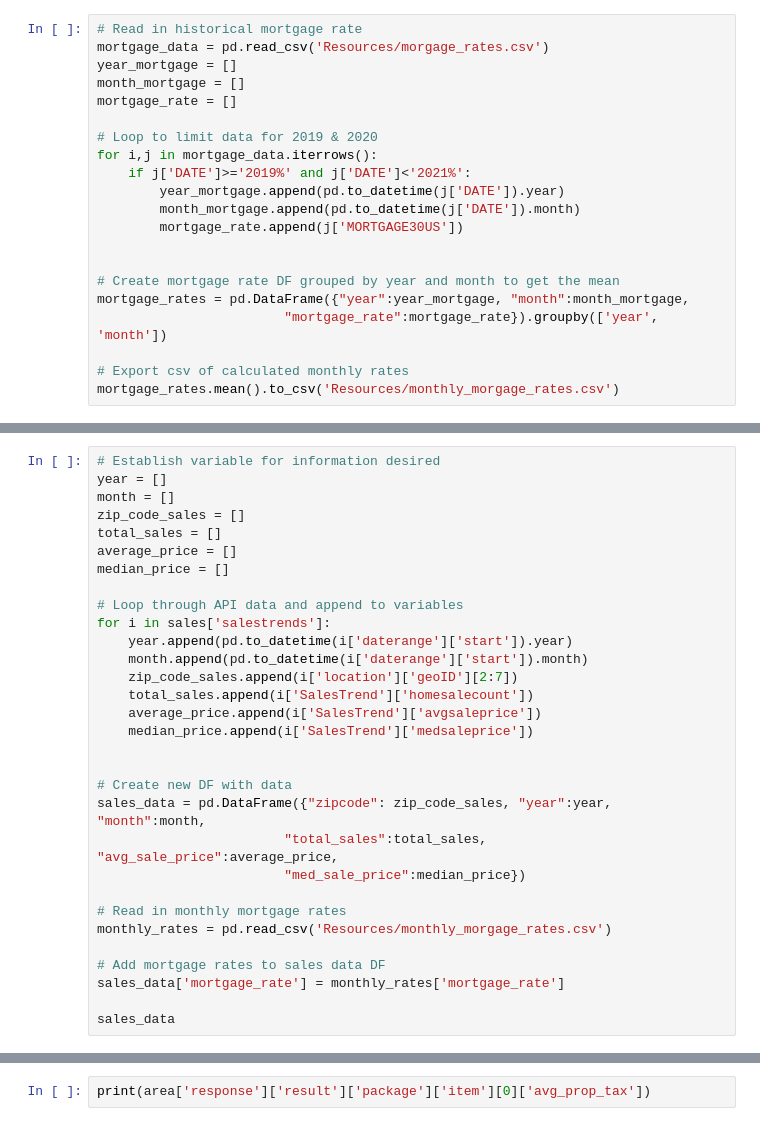
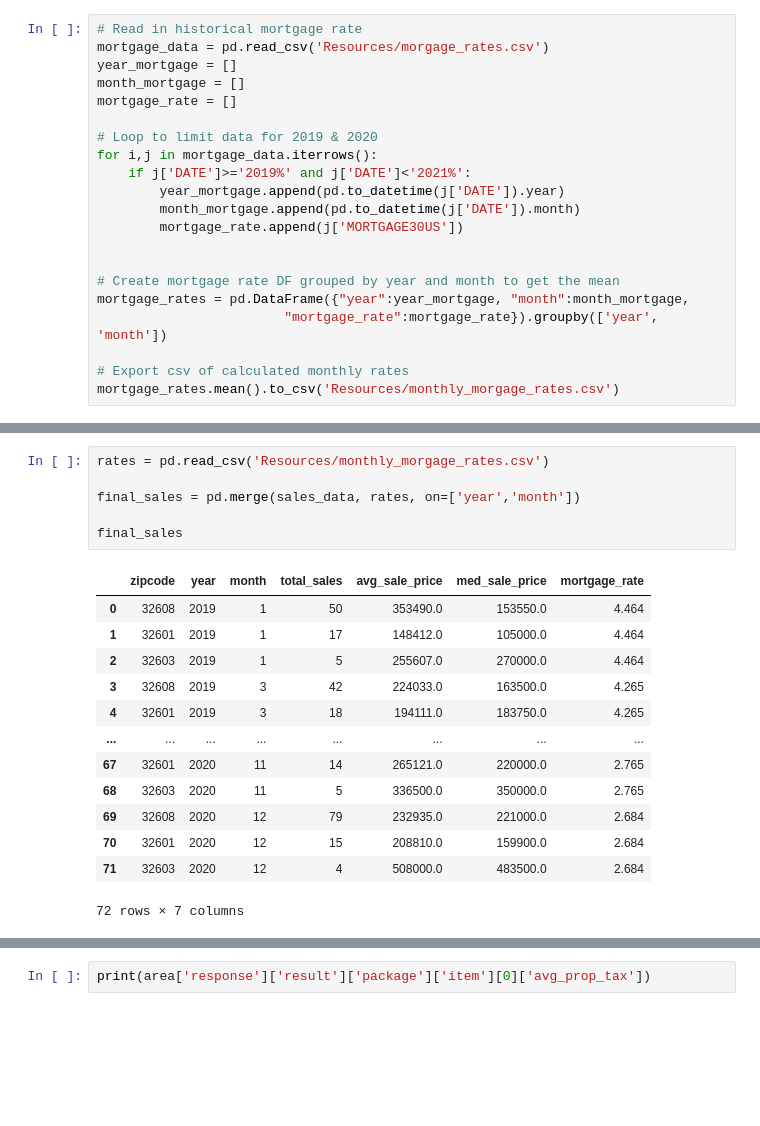
Before and after one commit to FinalProject-2021/Housing_Valuation, a Jupyter notebook: sales_data_JJ.ipynb, the cells around one changed output, grey strips where cells are left out. Saved outputs shown, nothing was run; the diff lists cells and outputs as text; blank space fills up the shorter version.

Commit message:
sales data working with test zipcodes

```diff
--- a/sales_data_JJ.ipynb
+++ b/sales_data_JJ.ipynb
@@ -74,31 +117,0 @@ sales
-# %%
-# Establish variable for information desired
-year = []
-month = []
-zip_code_sales = []
-total_sales = []
-average_price = []
-median_price = []
-
-# Loop through API data and append to variables
-for i in sales['salestrends']:
-    year.append(pd.to_datetime(i['daterange']['start']).year)
-    month.append(pd.to_datetime(i['daterange']['start']).month)
-    zip_code_sales.append(i['location']['geoID'][2:7])
-    total_sales.append(i['SalesTrend']['homesalecount'])
-    average_price.append(i['SalesTrend']['avgsaleprice'])
-    median_price.append(i['SalesTrend']['medsaleprice'])
-
-
-# Create new DF with data
-sales_data = pd.DataFrame({"zipcode": zip_code_sales, "year":year, "month":month,
-                        "total_sales":total_sales, "avg_sale_price":average_price,
-                        "med_sale_price":median_price})
-
-# Read in monthly mortgage rates
-monthly_rates = pd.read_csv('Resources/monthly_morgage_rates.csv')
-
-# Add mortgage rates to sales data DF
-sales_data['mortgage_rate'] = monthly_rates['mortgage_rate']
-
-sales_data
@@ -122,0 +118,20 @@ sales_data
+# %%
+rates = pd.read_csv('Resources/monthly_morgage_rates.csv')
+
+final_sales = pd.merge(sales_data, rates, on=['year','month'])
+
+final_sales
+# %% [output]
+|  | zipcode | year | month | total_sales | avg_sale_price | med_sale_price | mortgage_rate |
+| 0 | 32608 | 2019 | 1 | 50 | 353490.0 | 153550.0 | 4.464 |
+| 1 | 32601 | 2019 | 1 | 17 | 148412.0 | 105000.0 | 4.464 |
+| 2 | 32603 | 2019 | 1 | 5 | 255607.0 | 270000.0 | 4.464 |
+| 3 | 32608 | 2019 | 3 | 42 | 224033.0 | 163500.0 | 4.265 |
+| 4 | 32601 | 2019 | 3 | 18 | 194111.0 | 183750.0 | 4.265 |
+| ... | ... | ... | ... | ... | ... | ... | ... |
+| 67 | 32601 | 2020 | 11 | 14 | 265121.0 | 220000.0 | 2.765 |
+| 68 | 32603 | 2020 | 11 | 5 | 336500.0 | 350000.0 | 2.765 |
+| 69 | 32608 | 2020 | 12 | 79 | 232935.0 | 221000.0 | 2.684 |
+| 70 | 32601 | 2020 | 12 | 15 | 208810.0 | 159900.0 | 2.684 |
+| 71 | 32603 | 2020 | 12 | 4 | 508000.0 | 483500.0 | 2.684 |
+72 rows × 7 columns
```
Also changed, not shown: parts of 10 cells of this notebook, 1 other file.
